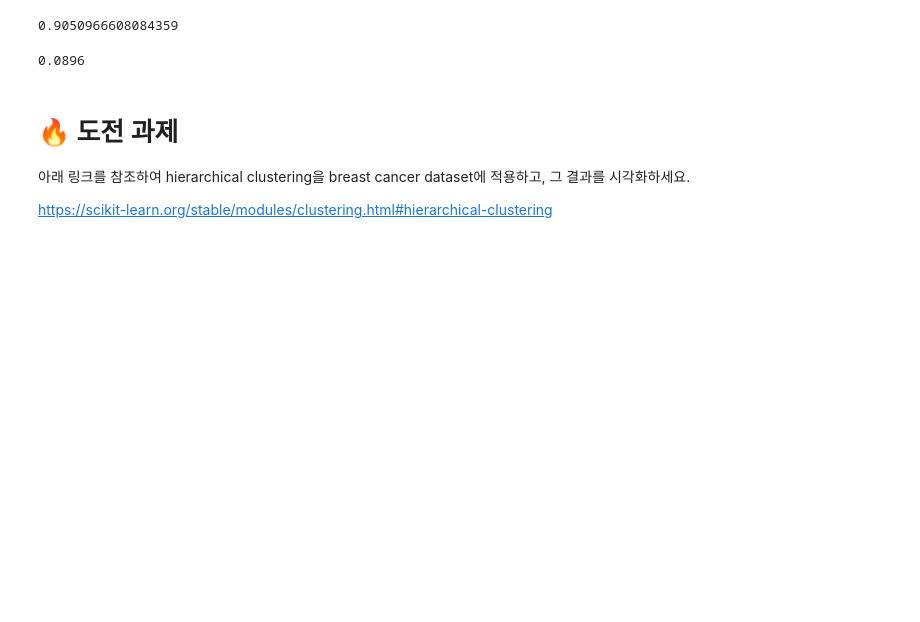
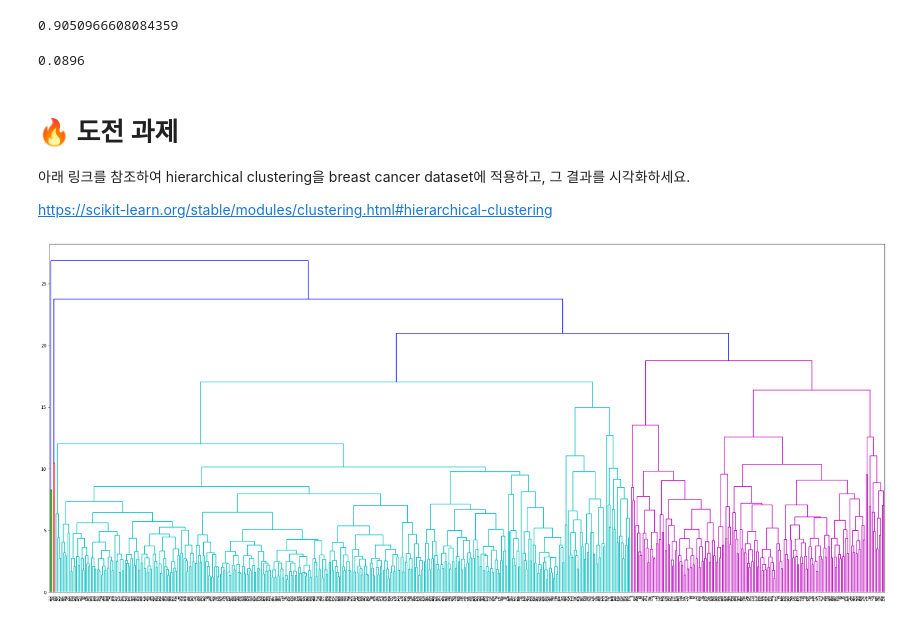
Before and after one commit to KyungRyeolBaek/study, a Jupyter notebook: n134-clustering/n134a-clustering.ipynb, the cells around one changed output. Saved outputs shown, nothing was run; the diff lists cells and outputs as text; code cells hidden in the pictures; blank space fills up the shorter version.

```diff
--- a/n134-clustering/n134a-clustering.ipynb
+++ b/n134-clustering/n134a-clustering.ipynb
@@ -255,0 +250,20 @@ random_Acc(31)
+# %%
+# 오,, 마이 갓...
+# 필요한 라이브러리 가져오기.
+from scipy.cluster.hierarchy import linkage, dendrogram
+import matplotlib.pyplot as plt
+
+# linkage로 구한 df_clusters 데이터 프레임을 계산 해서 mergings에 저장.
+mergings = linkage(df_clusters, method='complete')
+
+# 덴드로그램으로 mergings 시각화 !, 폰트를 90도 회전해서 시각화.
+plt.figure(figsize=(35,15))
+dendrogram(mergings,
+           leaf_rotation=90,    # 폰트 90도 회전 !
+           leaf_font_size=7,
+)
+plt.show()
+
+# 계층적 클러스팅 적용 ! 덴드로그램으로 시각화.
+# %% [output]
+[figure, added]
```
Also changed, not shown: parts of 2 cells of this notebook.
